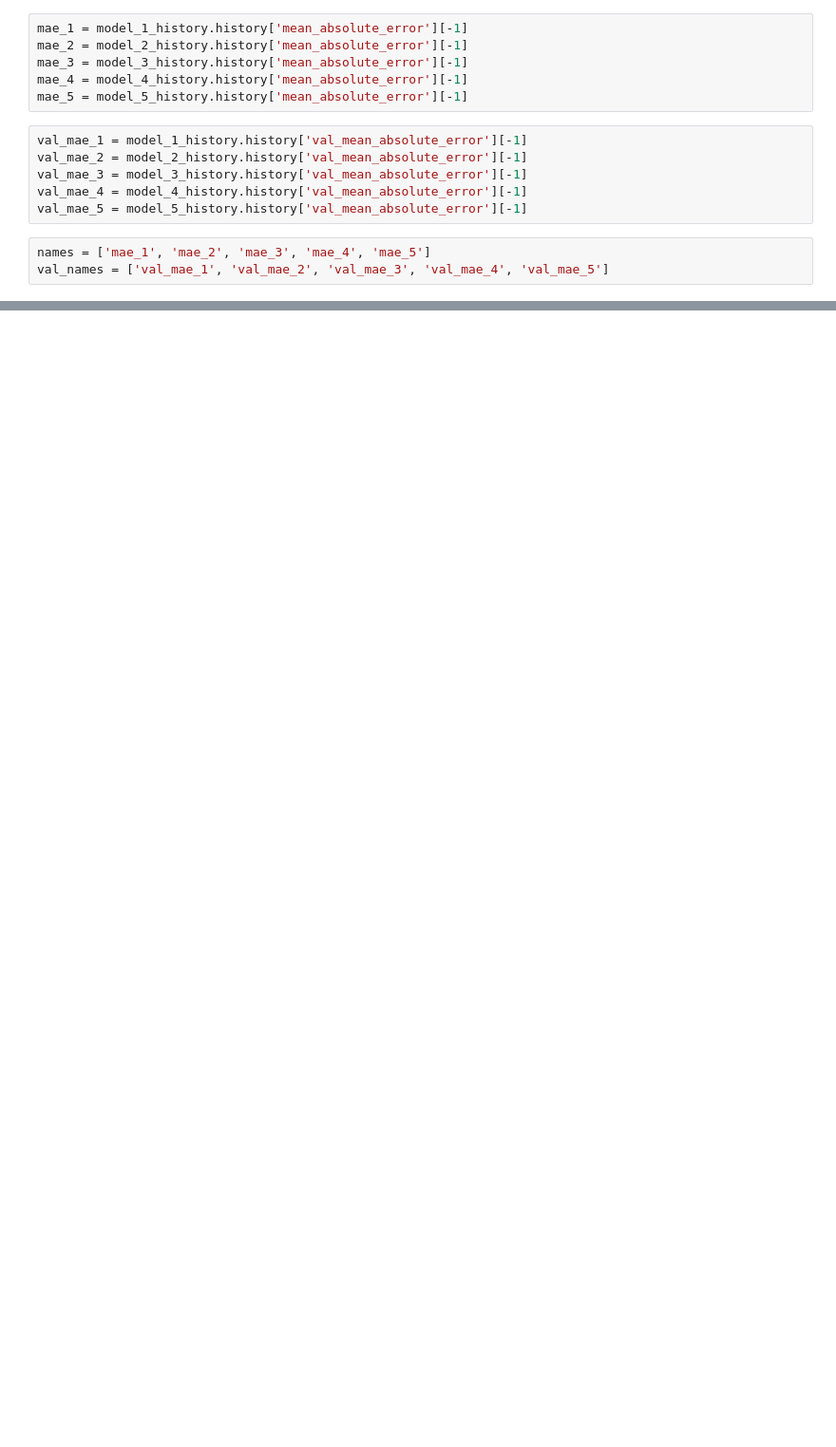
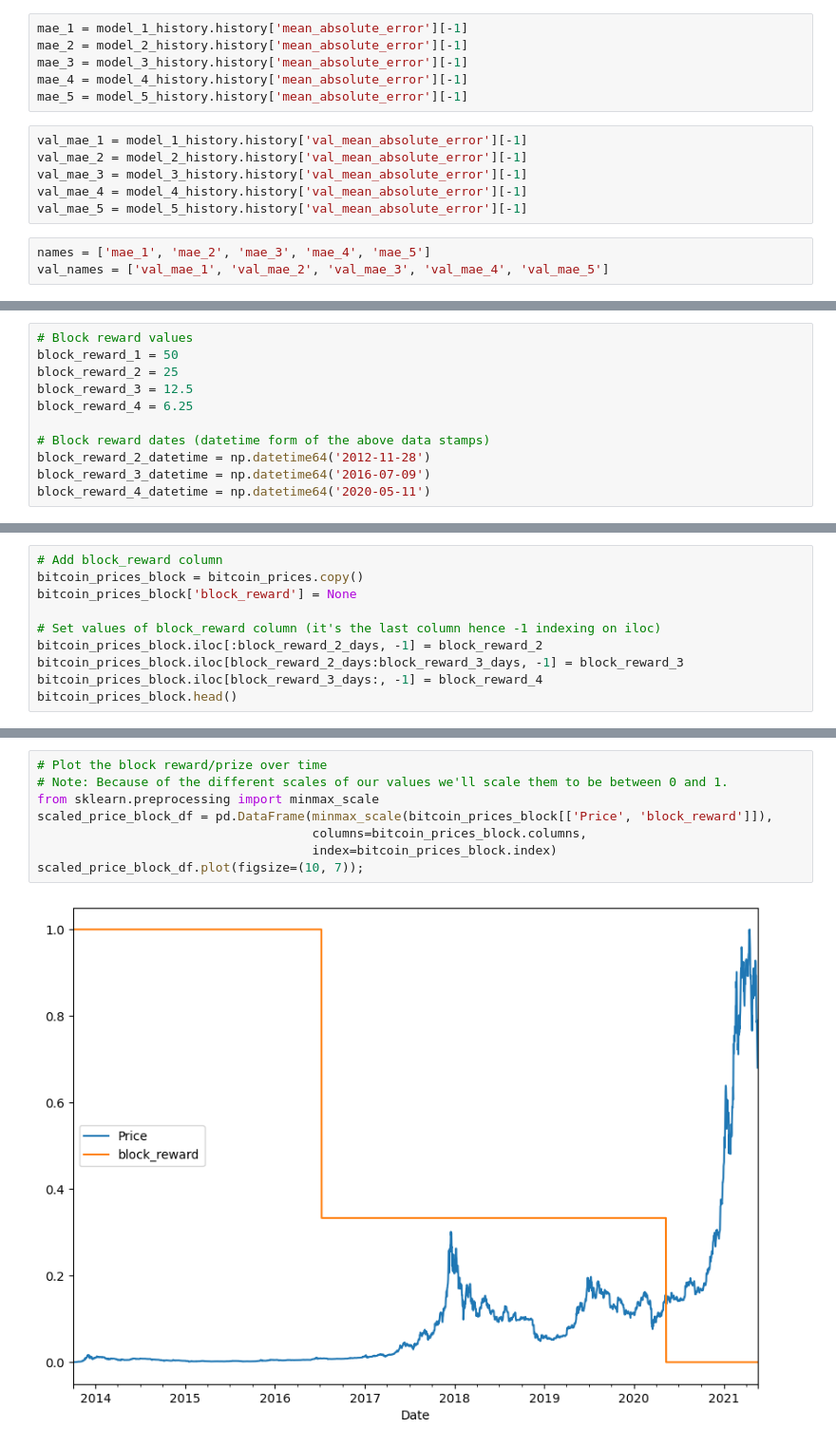
Before and after one commit to databyhuseyn/MachineLearning, a Jupyter notebook: Time_series_forecasting_in_tensorflow.ipynb, the cells around one changed output, grey strips where cells are left out. Shown: that part at 95% size. Saved outputs shown, nothing was run; the diff lists cells and outputs as text; blank space fills up the shorter version.

```diff
--- a/Time_series_forecasting_in_tensorflow.ipynb
+++ b/Time_series_forecasting_in_tensorflow.ipynb
@@ -798,0 +866,11 @@ AttributeError: 'str' object has no attribute 'keys'
+# %%
+# Block reward values
+block_reward_1 = 50
+block_reward_2 = 25
+block_reward_3 = 12.5
+block_reward_4 = 6.25
+
+# Block reward dates (datetime form of the above data stamps)
+block_reward_2_datetime = np.datetime64('2012-11-28')
+block_reward_3_datetime = np.datetime64('2016-07-09')
+block_reward_4_datetime = np.datetime64('2020-05-11')
@@ -798,0 +883,10 @@ AttributeError: 'str' object has no attribute 'keys'
+# %%
+# Add block_reward column
+bitcoin_prices_block = bitcoin_prices.copy()
+bitcoin_prices_block['block_reward'] = None
+
+# Set values of block_reward column (it's the last column hence -1 indexing on iloc)
+bitcoin_prices_block.iloc[:block_reward_2_days, -1] = block_reward_2
+bitcoin_prices_block.iloc[block_reward_2_days:block_reward_3_days, -1] = block_reward_3
+bitcoin_prices_block.iloc[block_reward_3_days:, -1] = block_reward_4
+bitcoin_prices_block.head()
@@ -798,0 +901,10 @@ AttributeError: 'str' object has no attribute 'keys'
+# %%
+# Plot the block reward/prize over time
+# Note: Because of the different scales of our values we'll scale them to be between 0 and 1.
+from sklearn.preprocessing import minmax_scale
+scaled_price_block_df = pd.DataFrame(minmax_scale(bitcoin_prices_block[['Price', 'block_reward']]),
+                                     columns=bitcoin_prices_block.columns,
+                                     index=bitcoin_prices_block.index)
+scaled_price_block_df.plot(figsize=(10, 7));
+# %% [output]
+[figure, added]
```
Also changed, not shown: parts of 53 cells of this notebook.
